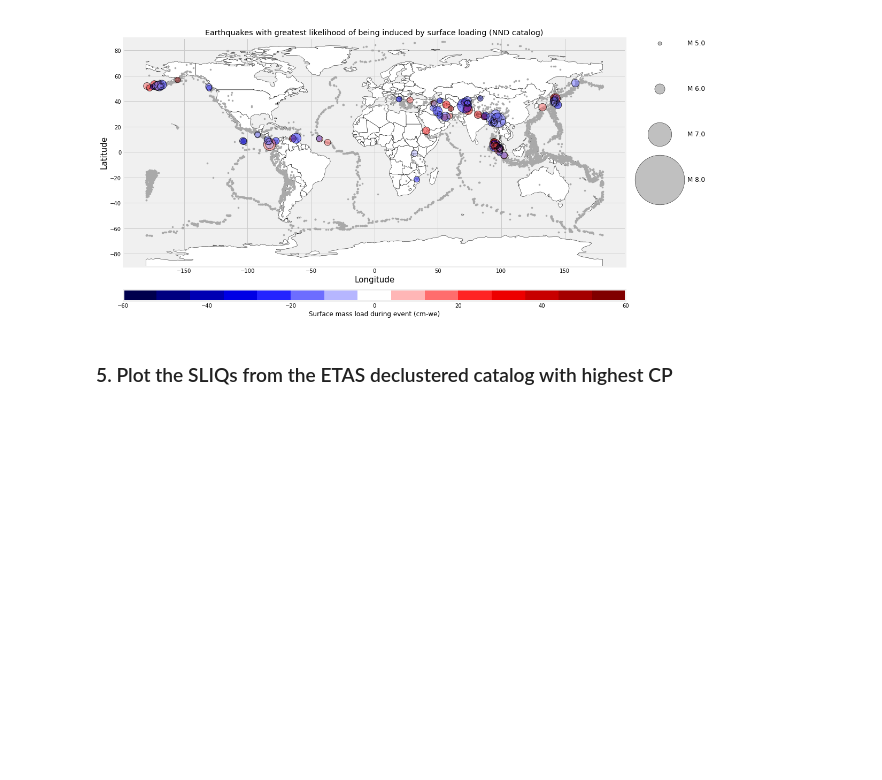
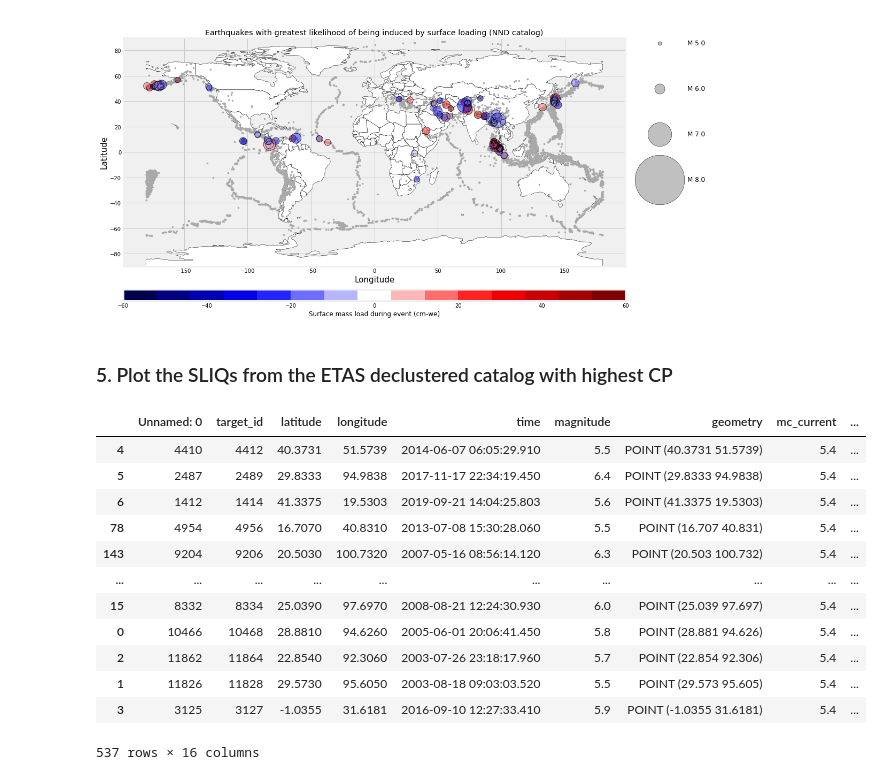
Before and after one commit to amandasyamsul/SLIQ, a Jupyter notebook: figure-3.ipynb, the cells around one changed output. Cells and saved outputs as stored; diff of their text form; code cells hidden in the pictures; blank space fills up the shorter version.

```diff
--- a/figure-3.ipynb
+++ b/figure-3.ipynb
@@ -89,6 +89,22 @@ sliq_etas=sliq_etas.reset_index()
 sliq_etas=sliq_etas.drop(['index'], axis=1)
 
 sliq_etas['dmass']=sliq_etas['dmass'].astype(float)
+# %%
+sliq_etas.sort_values('dmass')
+# %% [output]
+|  | Unnamed: 0 | target_id | latitude | longitude | time | magnitude | geometry | mc_current | ... |
+| 4 | 4410 | 4412 | 40.3731 | 51.5739 | 2014-06-07 06:05:29.910 | 5.5 | POINT (40.3731 51.5739) | 5.4 | ... |
+| 5 | 2487 | 2489 | 29.8333 | 94.9838 | 2017-11-17 22:34:19.450 | 6.4 | POINT (29.8333 94.9838) | 5.4 | ... |
+| 6 | 1412 | 1414 | 41.3375 | 19.5303 | 2019-09-21 14:04:25.803 | 5.6 | POINT (41.3375 19.5303) | 5.4 | ... |
+| 78 | 4954 | 4956 | 16.7070 | 40.8310 | 2013-07-08 15:30:28.060 | 5.5 | POINT (16.707 40.831) | 5.4 | ... |
+| 143 | 9204 | 9206 | 20.5030 | 100.7320 | 2007-05-16 08:56:14.120 | 6.3 | POINT (20.503 100.732) | 5.4 | ... |
+| ... | ... | ... | ... | ... | ... | ... | ... | ... | ... |
+| 15 | 8332 | 8334 | 25.0390 | 97.6970 | 2008-08-21 12:24:30.930 | 6.0 | POINT (25.039 97.697) | 5.4 | ... |
+| 0 | 10466 | 10468 | 28.8810 | 94.6260 | 2005-06-01 20:06:41.450 | 5.8 | POINT (28.881 94.626) | 5.4 | ... |
+| 2 | 11862 | 11864 | 22.8540 | 92.3060 | 2003-07-26 23:18:17.960 | 5.7 | POINT (22.854 92.306) | 5.4 | ... |
+| 1 | 11826 | 11828 | 29.5730 | 95.6050 | 2003-08-18 09:03:03.520 | 5.5 | POINT (29.573 95.605) | 5.4 | ... |
+| 3 | 3125 | 3127 | -1.0355 | 31.6181 | 2016-09-10 12:27:33.410 | 5.9 | POINT (-1.0355 31.6181) | 5.4 | ... |
+537 rows × 16 columns
 # %%
 importlib.reload(loadquakes)
 
```
Also changed, not shown: parts of 11 cells of this notebook.
